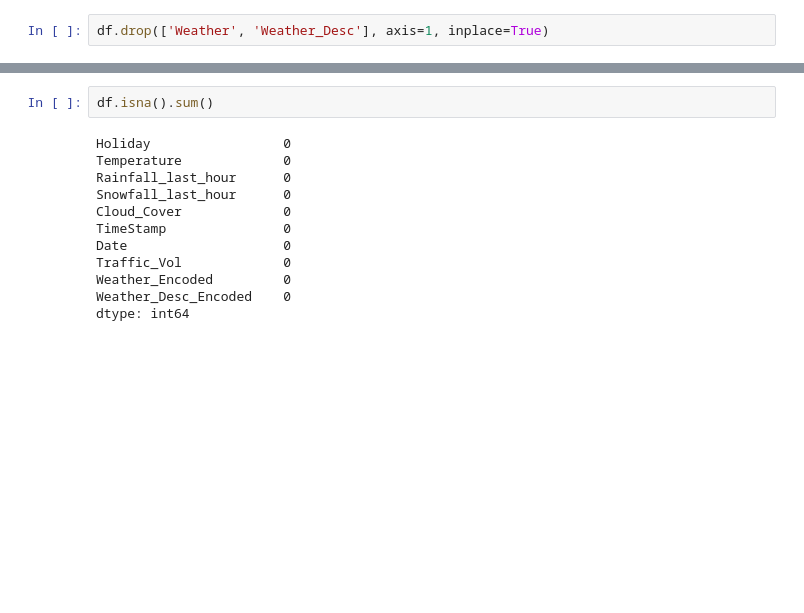
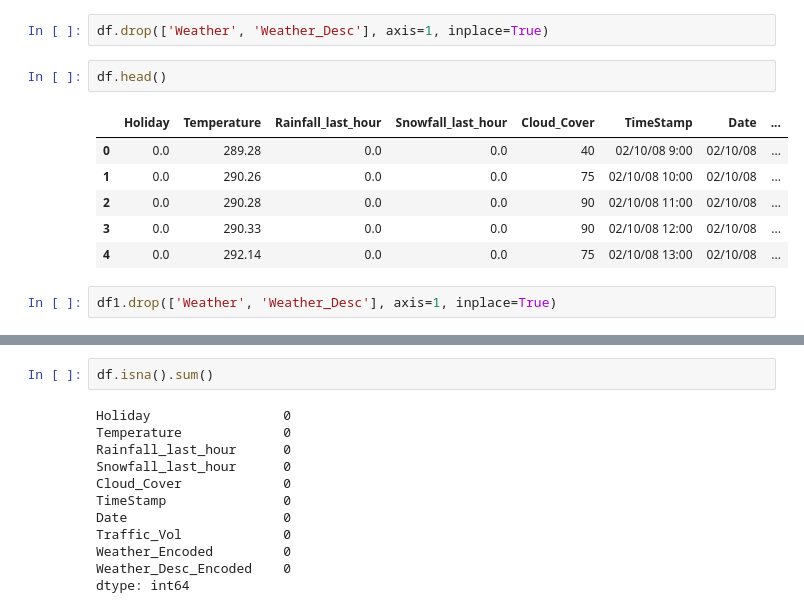
Before and after one commit to aneeshpatne/TGIHH-2024, a Jupyter notebook: EDA.ipynb, the cells around one changed output, grey strips where cells are left out. Drawn from its saved outputs; the diff is of its cells as text; blank space fills up the shorter version.

```diff
--- a/EDA.ipynb
+++ b/EDA.ipynb
@@ -36,2 +88,13 @@ df.head()
 # %%
 df.drop(['Weather', 'Weather_Desc'], axis=1, inplace=True)
+# %%
+df.head()
+# %% [output]
+|  | Holiday | Temperature | Rainfall_last_hour | Snowfall_last_hour | Cloud_Cover | TimeStamp | Date | ... |
+| 0 | 0.0 | 289.28 | 0.0 | 0.0 | 40 | 02/10/08 9:00 | 02/10/08 | ... |
+| 1 | 0.0 | 290.26 | 0.0 | 0.0 | 75 | 02/10/08 10:00 | 02/10/08 | ... |
+| 2 | 0.0 | 290.28 | 0.0 | 0.0 | 90 | 02/10/08 11:00 | 02/10/08 | ... |
+| 3 | 0.0 | 290.33 | 0.0 | 0.0 | 90 | 02/10/08 12:00 | 02/10/08 | ... |
+| 4 | 0.0 | 292.14 | 0.0 | 0.0 | 75 | 02/10/08 13:00 | 02/10/08 | ... |
+# %%
+df1.drop(['Weather', 'Weather_Desc'], axis=1, inplace=True)
```
Also changed, not shown: parts of 24 cells of this notebook.
